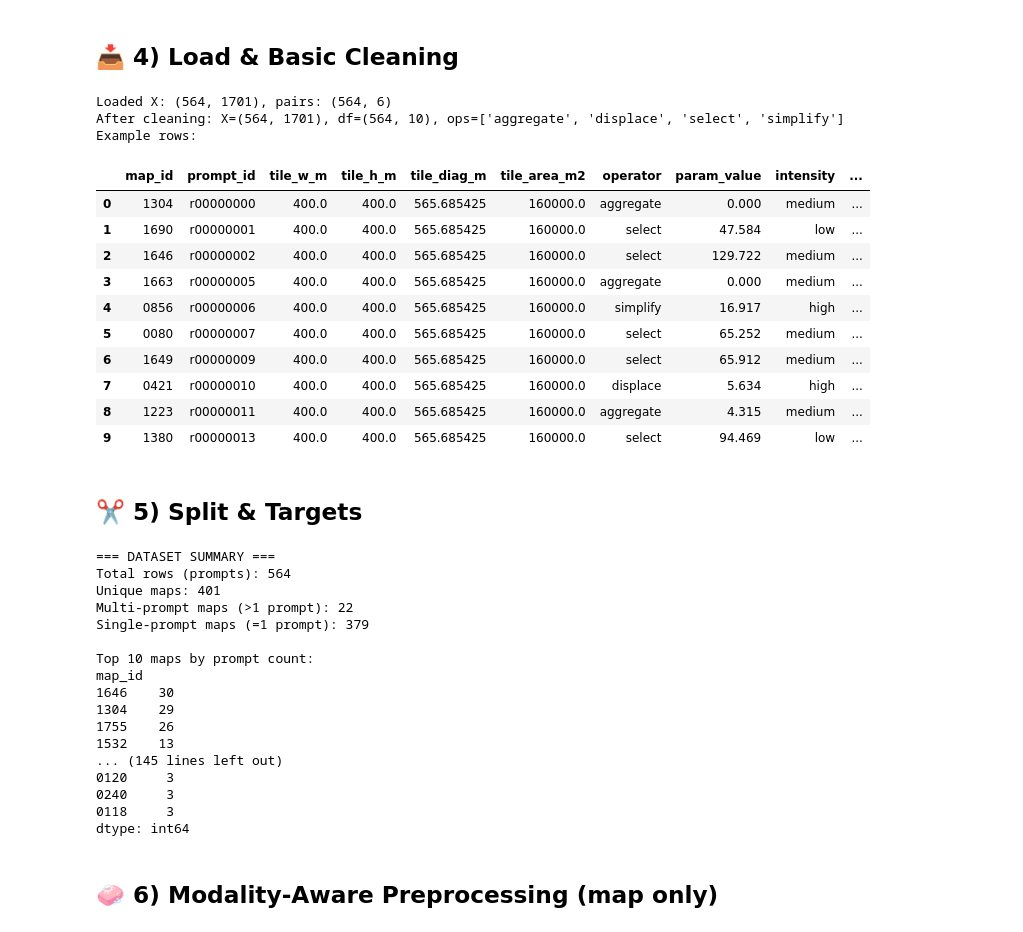
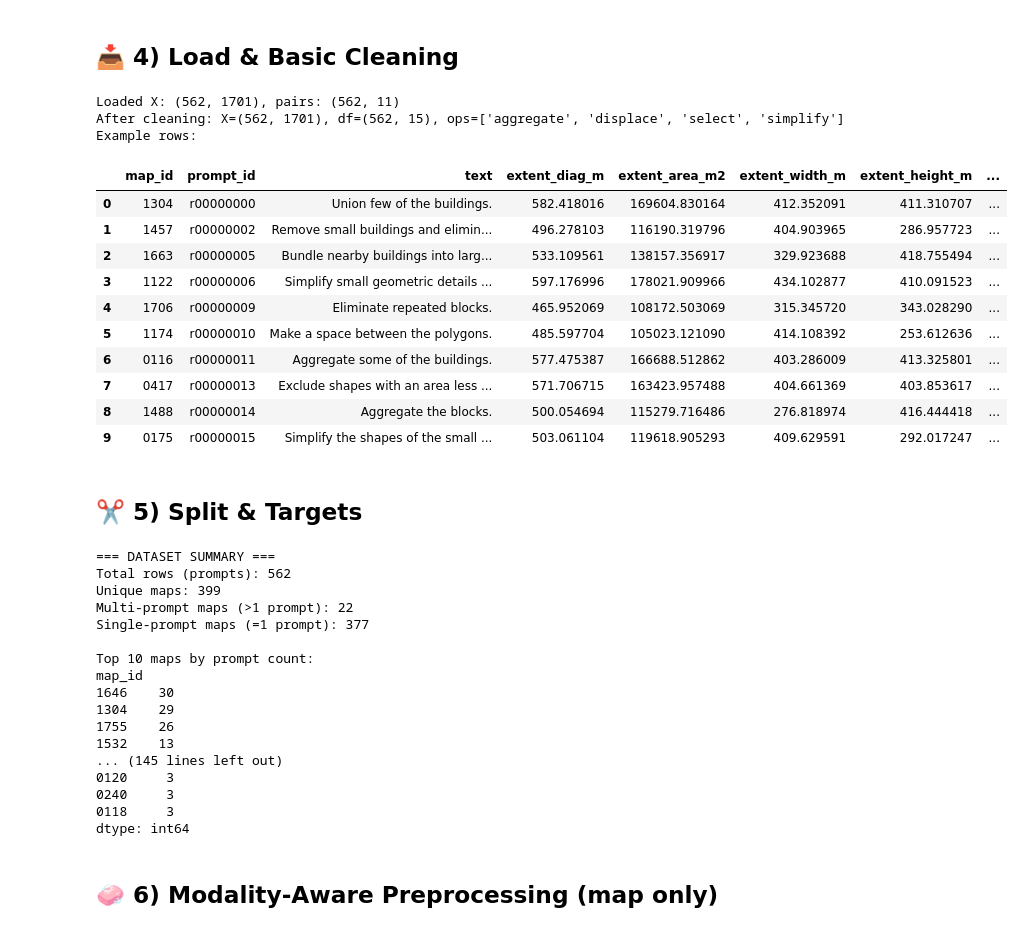
Before and after one commit to AmirDonyadide/nl2map-generalization, a Jupyter notebook: notebooks/MapVec_Pipeline.ipynb, the cells around one changed output. Drawn from its saved outputs; the diff is of its cells as text; code cells hidden in the pictures.

```diff
--- a/notebooks/MapVec_Pipeline.ipynb
+++ b/notebooks/MapVec_Pipeline.ipynb
@@ -443,12 +474,20 @@ labels = dfu[
 
 # Merge labels onto pairs_df (which already contains extent_* columns from maps.parquet)
 df = pairs_df.merge(labels, on=["map_id", "prompt_id"], how="left")
+# Option B needs prompt text for rule-based parsing
+if "text" not in df.columns:
+    raise RuntimeError(
+        "train_pairs.parquet is missing 'text'. "
+        "Update concat step to keep 'text' from prompts.parquet."
+    )
+df["text"] = df["text"].astype("string")
 
 OP_COL    = PATHS.OPERATOR_COL
 PARAM_COL = PATHS.PARAM_VALUE_COL
 
 # Clean targets
-df[OP_COL] = df[OP_COL].astype(str).str.strip().str.lower()
+df[OP_COL] = df[OP_COL].astype("string").str.strip().str.lower()
+df.loc[df[OP_COL].isin(["", "nan"]), OP_COL] = pd.NA
 df[PARAM_COL] = pd.to_numeric(df[PARAM_COL], errors="coerce")
 
 # --- Ensure dynamic extent refs exist (from concat merge of maps.parquet) ---
@@ -462,53 +501,56 @@ df["extent_area_m2"] = pd.to_numeric(df["extent_area_m2"], errors="coerce")
 # --- Keep only rows with valid targets + extents ---
 mask = (
     df[OP_COL].notna() &
+    (df[OP_COL] != "") &
+    (df[OP_COL] != "nan") &          # ✅ important
     df[PARAM_COL].notna() &
     df["extent_diag_m"].notna() &
     df["extent_area_m2"].notna() &
     (df["extent_diag_m"] > 0) &
     (df["extent_area_m2"] > 0)
 )
+
 
 X  = X[mask.values].astype(np.float64, copy=False)
 df = df.loc[mask].reset_index(drop=True)
 
 # --- Build normalized regression target using DYNAMIC extents ---
 DIST_OPS_SET = set(DISTANCE_OPS)  # from src.config
 AREA_OPS_SET = set(AREA_OPS)      # from src.config
 
 df["param_norm"] = np.nan
 
 m_dist = df[OP_COL].isin(DIST_OPS_SET)
 m_area = df[OP_COL].isin(AREA_OPS_SET)
 
 df.loc[m_dist, "param_norm"] = df.loc[m_dist, PARAM_COL] / df.loc[m_dist, "extent_diag_m"]
 df.loc[m_area, "param_norm"] = df.loc[m_area, PARAM_COL] / df.loc[m_area, "extent_area_m2"]
 
 # Sanity: everything should be filled
 bad = df["param_norm"].isna().sum()
 assert bad == 0, (
     f"param_norm has {bad} NaNs. "
     "This usually means an operator is not in DISTANCE_OPS/AREA_OPS or extents are missing."
 )
 
 print(f"After cleaning: X={X.shape}, df={df.shape}, ops={sorted(df[OP_COL].unique())}")
 print("Example rows:")
 display(df.head(10))
 # %% [output]
-Loaded X: (564, 1701), pairs: (564, 6)
-After cleaning: X=(564, 1701), df=(564, 10), ops=['aggregate', 'displace', 'select', 'simplify']
+Loaded X: (562, 1701), pairs: (562, 11)
+After cleaning: X=(562, 1701), df=(562, 15), ops=['aggregate', 'displace', 'select', 'simplify']
 Example rows:
-|  | map_id | prompt_id | tile_w_m | tile_h_m | tile_diag_m | tile_area_m2 | operator | param_value | intensity | ... |
-| 0 | 1304 | r00000000 | 400.0 | 400.0 | 565.685425 | 160000.0 | aggregate | 0.000 | medium | ... |
-| 1 | 1690 | r00000001 | 400.0 | 400.0 | 565.685425 | 160000.0 | select | 47.584 | low | ... |
-| 2 | 1646 | r00000002 | 400.0 | 400.0 | 565.685425 | 160000.0 | select | 129.722 | medium | ... |
-| 3 | 1663 | r00000005 | 400.0 | 400.0 | 565.685425 | 160000.0 | aggregate | 0.000 | medium | ... |
-| 4 | 0856 | r00000006 | 400.0 | 400.0 | 565.685425 | 160000.0 | simplify | 16.917 | high | ... |
-| 5 | 0080 | r00000007 | 400.0 | 400.0 | 565.685425 | 160000.0 | select | 65.252 | medium | ... |
-| 6 | 1649 | r00000009 | 400.0 | 400.0 | 565.685425 | 160000.0 | select | 65.912 | medium | ... |
-| 7 | 0421 | r00000010 | 400.0 | 400.0 | 565.685425 | 160000.0 | displace | 5.634 | high | ... |
-| 8 | 1223 | r00000011 | 400.0 | 400.0 | 565.685425 | 160000.0 | aggregate | 4.315 | medium | ... |
-| 9 | 1380 | r00000013 | 400.0 | 400.0 | 565.685425 | 160000.0 | select | 94.469 | low | ... |
+|  | map_id | prompt_id | text | extent_diag_m | extent_area_m2 | extent_width_m | extent_height_m | ... |
+| 0 | 1304 | r00000000 | Union few of the buildings. | 582.418016 | 169604.830164 | 412.352091 | 411.310707 | ... |
+| 1 | 1457 | r00000002 | Remove small buildings and elimin... | 496.278103 | 116190.319796 | 404.903965 | 286.957723 | ... |
+| 2 | 1663 | r00000005 | Bundle nearby buildings into larg... | 533.109561 | 138157.356917 | 329.923688 | 418.755494 | ... |
+| 3 | 1122 | r00000006 | Simplify small geometric details ... | 597.176996 | 178021.909966 | 434.102877 | 410.091523 | ... |
+| 4 | 1706 | r00000009 | Eliminate repeated blocks. | 465.952069 | 108172.503069 | 315.345720 | 343.028290 | ... |
+| 5 | 1174 | r00000010 | Make a space between the polygons. | 485.597704 | 105023.121090 | 414.108392 | 253.612636 | ... |
+| 6 | 0116 | r00000011 | Aggregate some of the buildings. | 577.475387 | 166688.512862 | 403.286009 | 413.325801 | ... |
+| 7 | 0417 | r00000013 | Exclude shapes with an area less ... | 571.706715 | 163423.957488 | 404.661369 | 403.853617 | ... |
+| 8 | 1488 | r00000014 | Aggregate the blocks. | 500.054694 | 115279.716486 | 276.818974 | 416.444418 | ... |
+| 9 | 0175 | r00000015 | Simplify the shapes of the small ... | 503.061104 | 119618.905293 | 409.629591 | 292.017247 | ... |
 # %% [markdown]
 ## ✂️ 5) Split & Targets ##
 # %%
@@ -525,9 +567,15 @@ PARAM_COL = PATHS.PARAM_VALUE_COL    # "param_value"
 INT_COL  = PATHS.INTENSITY_COL       # "intensity"
 
 df = df.copy()
-df[OP_COL] = df[OP_COL].astype(str).str.strip().str.lower()
+
+# operator: keep NA properly, and drop "nan"/empty
+df[OP_COL] = df[OP_COL].astype("string").str.strip().str.lower()
+df.loc[df[OP_COL].isin(["", "nan"]), OP_COL] = pd.NA
+
+# intensity: keep NA properly (do NOT turn NA into "nan" string)
 if INT_COL in df.columns:
-    df[INT_COL] = df[INT_COL].astype(str).str.strip().str.lower()
+    df[INT_COL] = df[INT_COL].astype("string").str.strip().str.lower()
+    df.loc[df[INT_COL].isin(["", "nan"]), INT_COL] = pd.NA
 
 # ------------------------------------------------------------
 # 1) Group stats: prompts per map_id
@@ -549,6 +597,7 @@ print(prompt_counts.sort_values(ascending=False).head(10))
 # ------------------------------------------------------------
 df_single = df[df["map_id"].isin(single_map_ids)].copy()
 map_level = df_single.groupby("map_id").first().reset_index()
+map_level = map_level.dropna(subset=[OP_COL]).copy()
 
 # Build strat label: operator×intensity if feasible, else operator only
 if USE_INTENSITY_FOR_STRAT and INT_COL in map_level.columns:
@@ -726,10 +775,10 @@ print("\nTRAIN — Top multi-prompt maps (forced to train):")
 print(top_multi)
 # %% [output]
 === DATASET SUMMARY ===
-Total rows (prompts): 564
-Unique maps: 401
+Total rows (prompts): 562
+Unique maps: 399
 Multi-prompt maps (>1 prompt): 22
-Single-prompt maps (=1 prompt): 379
+Single-prompt maps (=1 prompt): 377
 
 Top 10 maps by prompt count:
 map_id
```
Also changed, not shown: parts of 13 cells of this notebook, 7 other files.
